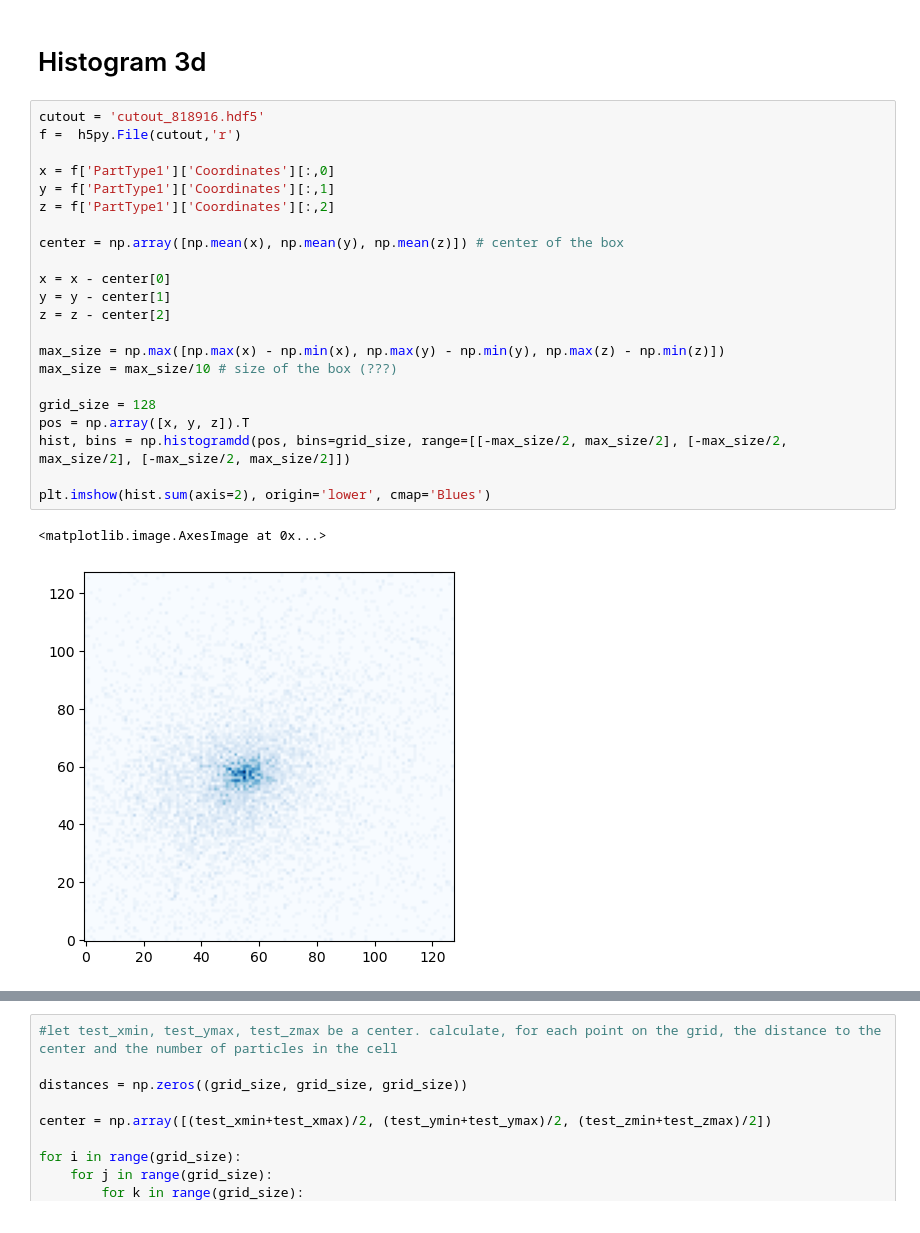
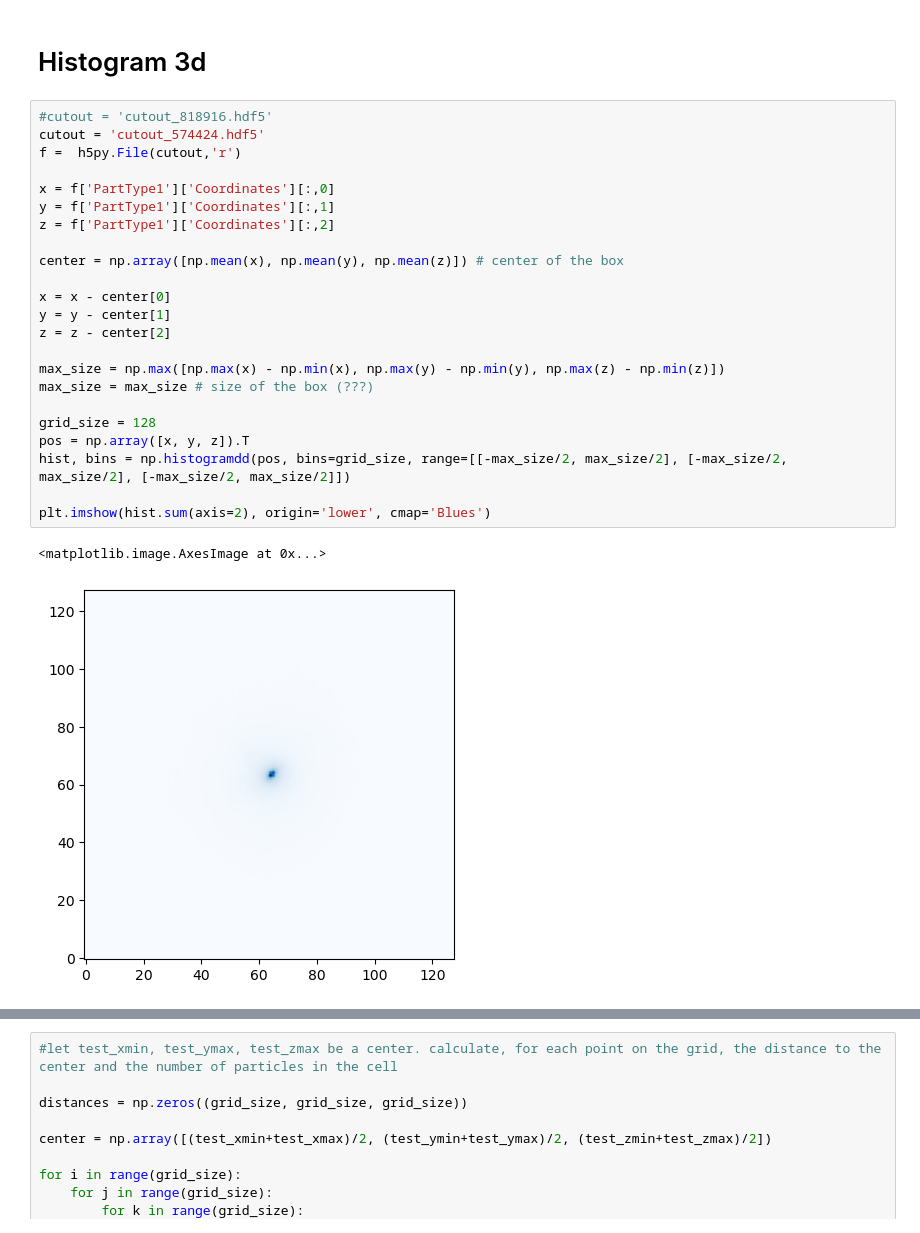
Before and after one commit to SergeiDBykov/self_supervised_halos, a Jupyter notebook: notebooks/question_pylians/pylians3_question.ipynb, the cells around one changed output, grey strips where cells are left out. Saved outputs shown, nothing was run; the diff lists cells and outputs as text.

```diff
--- a/notebooks/question_pylians/pylians3_question.ipynb
+++ b/notebooks/question_pylians/pylians3_question.ipynb
@@ -9,30 +9,31 @@ import smoothing_library as pylians_SL
 # %% [markdown]
 # Histogram 3d
 # %%
-cutout = 'cutout_818916.hdf5'
+#cutout = 'cutout_818916.hdf5'
+cutout = 'cutout_574424.hdf5'
 f =  h5py.File(cutout,'r')
 
 x = f['PartType1']['Coordinates'][:,0]
 y = f['PartType1']['Coordinates'][:,1]
 z = f['PartType1']['Coordinates'][:,2]
 
 center = np.array([np.mean(x), np.mean(y), np.mean(z)]) # center of the box
 
 x = x - center[0]
 y = y - center[1]
 z = z - center[2]
 
 max_size = np.max([np.max(x) - np.min(x), np.max(y) - np.min(y), np.max(z) - np.min(z)])
-max_size = max_size/10 # size of the box (???)
+max_size = max_size # size of the box (???)
 
 grid_size = 128
 pos = np.array([x, y, z]).T
 hist, bins = np.histogramdd(pos, bins=grid_size, range=[[-max_size/2, max_size/2], [-max_size/2, max_size/2], [-max_size/2, max_size/2]])
 
 plt.imshow(hist.sum(axis=2), origin='lower', cmap='Blues')
 # %% [output]
 <matplotlib.image.AxesImage at 0x...>
-[figure, old version]
+[figure, new version]
 # %%
 #test histogram: find cell with most particles, get it i,j,k and compare with a normal query to the positions
 
```
Also changed, not shown: parts of 5 cells of this notebook, 1 other file.
